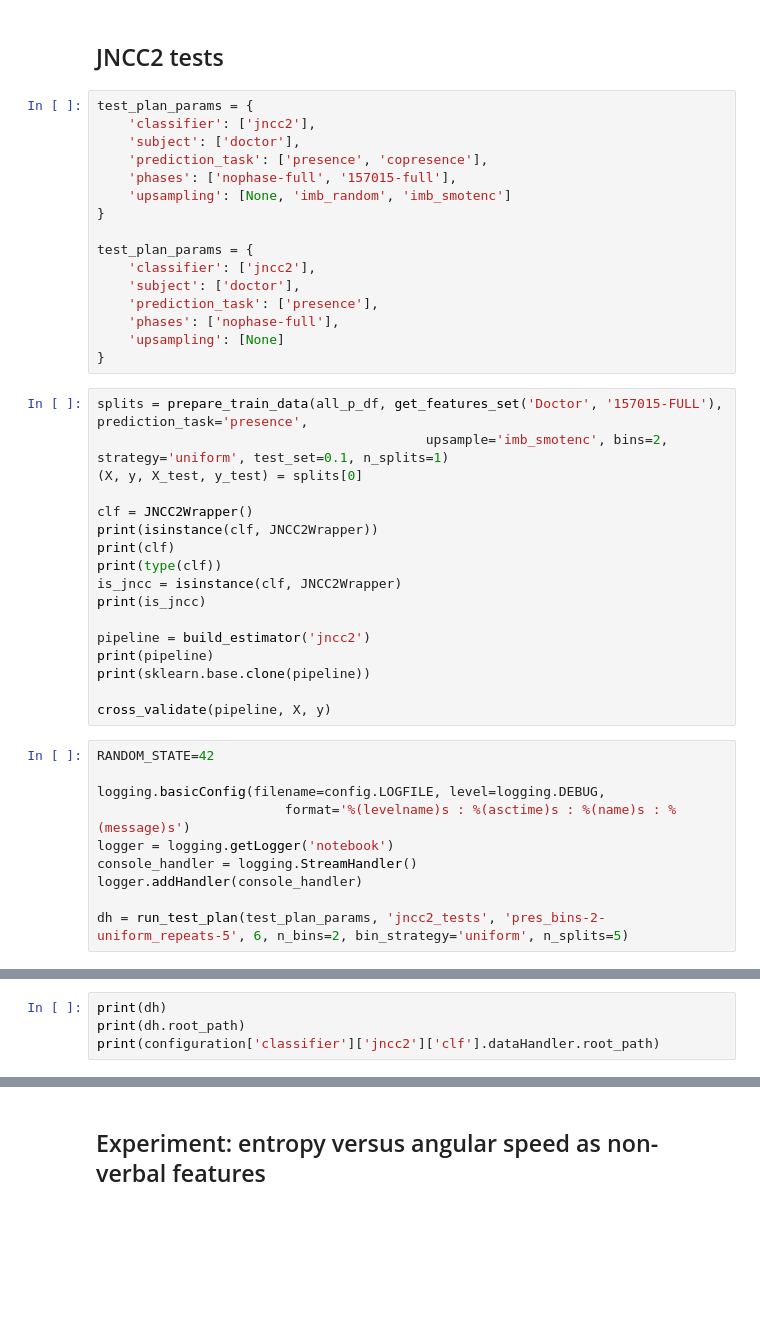
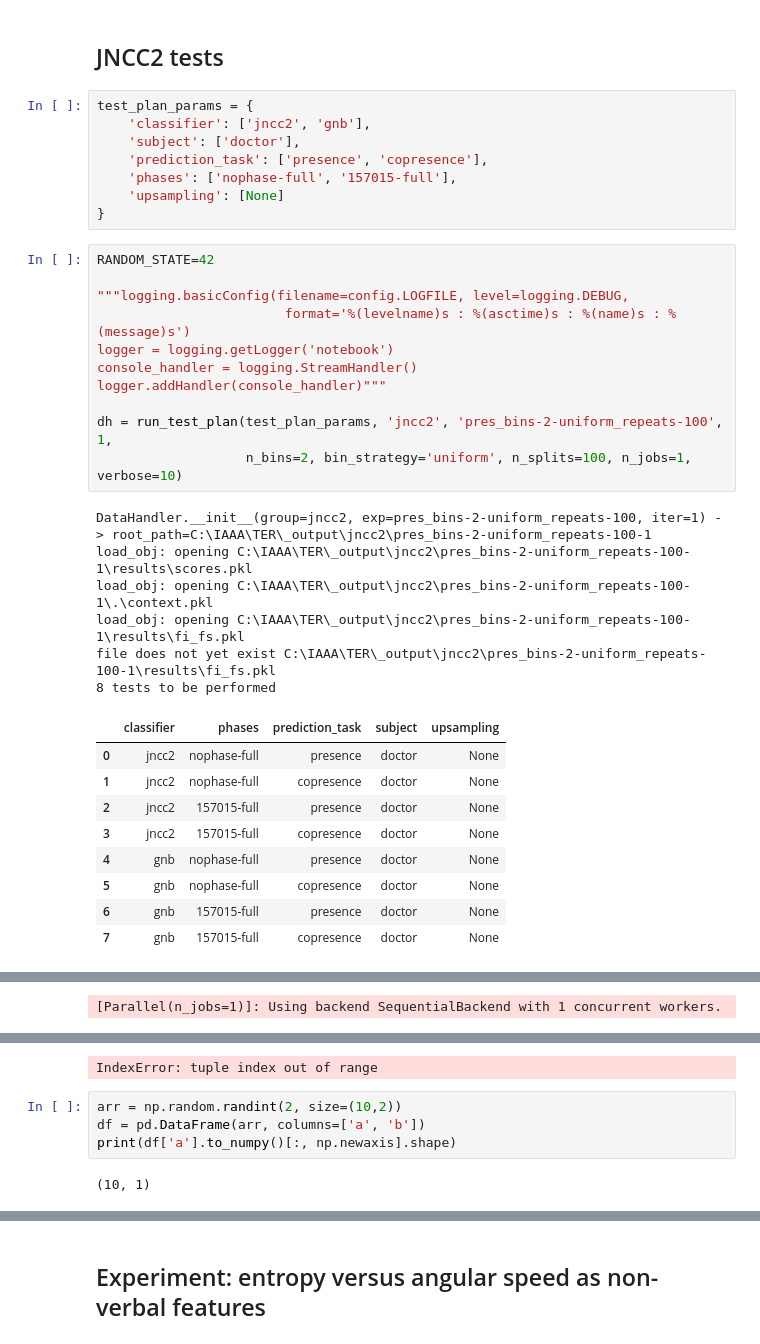
Before and after one commit to jbousque/predictionPresence, a Jupyter notebook: src/machine_learning.ipynb, the cells around one changed output, grey strips where cells are left out. Drawn from its saved outputs; the diff is of its cells as text; blank space fills up the shorter version.

```diff
--- a/src/machine_learning.ipynb
+++ b/src/machine_learning.ipynb
@@ -2811,44 +2860,36 @@ plot_results(dh, scores_df, 'Discretization', scores_df.index.names.index('Targe
 ## JNCC2 tests
 # %%
 test_plan_params = {
-    'classifier': ['jncc2'],
+    'classifier': ['jncc2', 'gnb'],
     'subject': ['doctor'],
     'prediction_task': ['presence', 'copresence'],
     'phases': ['nophase-full', '157015-full'],
-    'upsampling': [None, 'imb_random', 'imb_smotenc']
-}
-
-test_plan_params = {
-    'classifier': ['jncc2'],
-    'subject': ['doctor'],
-    'prediction_task': ['presence'],
-    'phases': ['nophase-full'],
     'upsampling': [None]
 }
-# %%
-splits = prepare_train_data(all_p_df, get_features_set('Doctor', '157015-FULL'), prediction_task='presence',
-                                          upsample='imb_smotenc', bins=2, strategy='uniform', test_set=0.1, n_splits=1)
-(X, y, X_test, y_test) = splits[0]
-
-clf = JNCC2Wrapper()
-print(isinstance(clf, JNCC2Wrapper))
-print(clf)
-print(type(clf))
-is_jncc = isinstance(clf, JNCC2Wrapper)
-print(is_jncc)
-
-pipeline = build_estimator('jncc2')
-print(pipeline)
-print(sklearn.base.clone(pipeline))
-
-cross_validate(pipeline, X, y)
 # %%
 RANDOM_STATE=42
 
-logging.basicConfig(filename=config.LOGFILE, level=logging.DEBUG,
+"""logging.basicConfig(filename=config.LOGFILE, level=logging.DEBUG,
                         format='%(levelname)s : %(asctime)s : %(name)s : %(message)s')
 logger = logging.getLogger('notebook')
 console_handler = logging.StreamHandler()
-logger.addHandler(console_handler)
+logger.addHandler(console_handler)"""
 
-dh = run_test_plan(test_plan_params, 'jncc2_tests', 'pres_bins-2-uniform_repeats-5', 6, n_bins=2, bin_strategy='uniform', n_splits=5)
+dh = run_test_plan(test_plan_params, 'jncc2', 'pres_bins-2-uniform_repeats-100', 1,
+                   n_bins=2, bin_strategy='uniform', n_splits=100, n_jobs=1, verbose=10)
+# %% [output]
+DataHandler.__init__(group=jncc2, exp=pres_bins-2-uniform_repeats-100, iter=1) -> root_path=C:\IAAA\TER\_output\jncc2\pres_bins-2-uniform_repeats-100-1
+load_obj: opening C:\IAAA\TER\_output\jncc2\pres_bins-2-uniform_repeats-100-1\results\scores.pkl
+load_obj: opening C:\IAAA\TER\_output\jncc2\pres_bins-2-uniform_repeats-100-1\.\context.pkl
+load_obj: opening C:\IAAA\TER\_output\jncc2\pres_bins-2-uniform_repeats-100-1\results\fi_fs.pkl
+file does not yet exist C:\IAAA\TER\_output\jncc2\pres_bins-2-uniform_repeats-100-1\results\fi_fs.pkl
+8 tests to be performed
+|  | classifier | phases | prediction_task | subject | upsampling |
+| 0 | jncc2 | nophase-full | presence | doctor | None |
+| 1 | jncc2 | nophase-full | copresence | doctor | None |
+| 2 | jncc2 | 157015-full | presence | doctor | None |
+| 3 | jncc2 | 157015-full | copresence | doctor | None |
+| 4 | gnb | nophase-full | presence | doctor | None |
+| 5 | gnb | nophase-full | copresence | doctor | None |
+| 6 | gnb | 157015-full | presence | doctor | None |
+| 7 | gnb | 157015-full | copresence | doctor | None |
@@ -2854,0 +2913 @@ dh = run_test_plan(test_plan_params, 'jncc2_tests', 'pres_bins-2-uniform_repeats
+[Parallel(n_jobs=1)]: Using backend SequentialBackend with 1 concurrent workers.
@@ -2855,5 +2931,8 @@ dh = run_test_plan(test_plan_params, 'jncc2_tests', 'pres_bins-2-uniform_repeats
+IndexError: tuple index out of range
-# %%
-print(dh)
-print(dh.root_path)
-print(configuration['classifier']['jncc2']['clf'].dataHandler.root_path)
+# %%
+arr = np.random.randint(2, size=(10,2))
+df = pd.DataFrame(arr, columns=['a', 'b'])
+print(df['a'].to_numpy()[:, np.newaxis].shape)
+# %% [output]
+(10, 1)
 # %%
```
Also changed, not shown: parts of 32 cells of this notebook, 3 other files.
